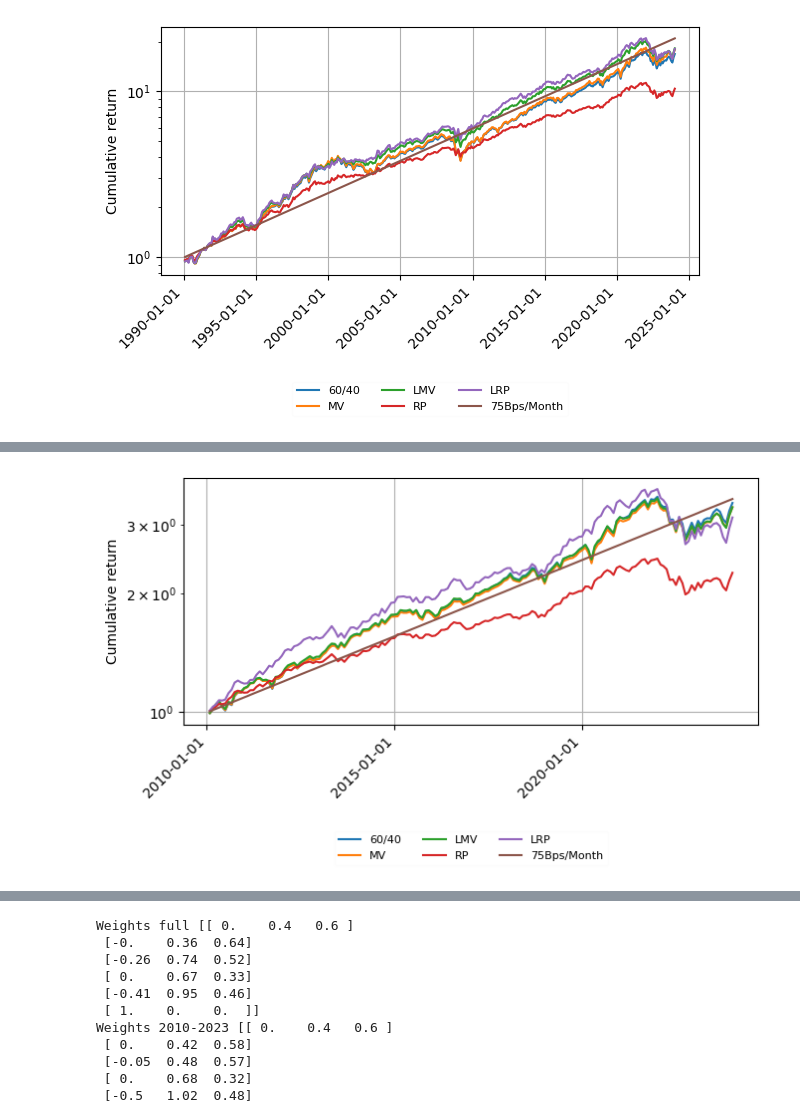
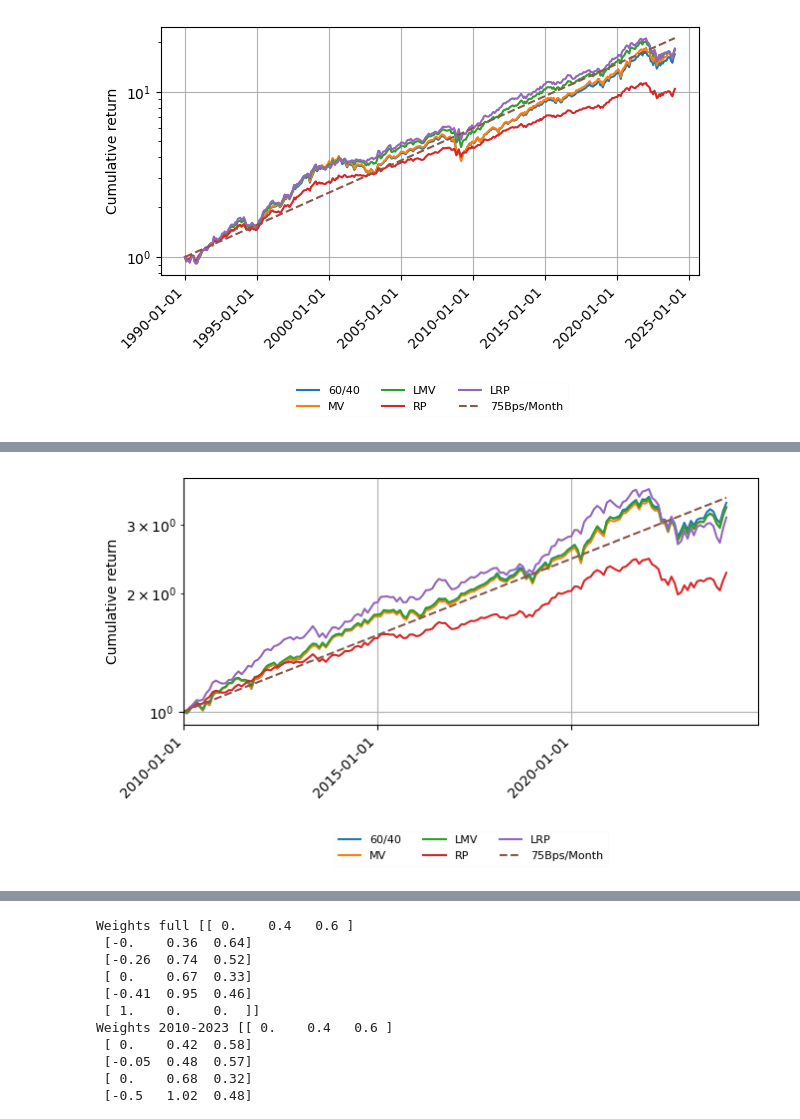
Before and after one commit to andreas-eklundh/Asset_allocation, a Jupyter notebook: Task_1.ipynb, the cells around one changed output, grey strips where cells are left out. Cells and saved outputs as stored; diff of their text form; code cells hidden in the pictures.

```diff
--- a/Task_1.ipynb
+++ b/Task_1.ipynb
@@ -537,37 +547,43 @@ for i in range(0,len(weights1)):
 # %%
 data1 = data.copy()
 # Now perform the comparison
 data1 = data1[pd.Timestamp('2010-01-31') <=pd.to_datetime(data1["Date"])]
 data1 = data1.reset_index().drop(columns = "index")
 
-test2, weights2_naive, empt1, metrics_naive2 = bt.backtest_naive2(ind=data1, mu_target=mu_target) # 36 trailing month windowfig,
+test2, weights2_naive, empt1, metrics_naive2, empt3 = bt.backtest_naive2(ind=data1, mu_target=mu_target) # 36 trailing month windowfig,
+df_const = pd.DataFrame([[1,1,1,1,1,1,'2009-12-31']],columns=
+                        test2.columns)
+test2 = pd.concat([df_const,test2], ignore_index=True)
+
 time = pd.date_range(test2["Date"][0],test2["Date"][len(test2["Date"]) -1 ], freq = 'ME')
 
 firg, ax = plt.subplots(layout='constrained')
 ax.plot(time,test2["R_40/60"], label="60/40")
 ax.plot(time,test2["R_MV"], label="MV")
 ax.plot(time,test2["R_MVL"], label="LMV")
 ax.plot(time,test2["R_RP"], label="RP")
 ax.plot(time,test2["R_RPL"], label="LRP")
-ax.plot(time[0:], [(mu_target+1)**t for t in range(0,len(time))],
-         label = "75Bps/Month")
+ax.plot(time[0:], [(mu_target+1)**(t) for t in range(0,len(time))],
+         label = "75Bps/Month", linestyle = 'dashed')
 
 ax.xaxis.set_major_locator(mdates.YearLocator(5))  # Set a tick at the start of every year
 ax.xaxis.set_major_formatter(mdates.DateFormatter('%Y-%m-%d'))
 
 plt.legend(framealpha=0.05,loc='center', bbox_to_anchor=(0.5, -0.5), ncol=3,prop={'size': 8})
 plt.tight_layout()
 
 plt.grid()
 plt.xticks(rotation=45, ha='right')
 plt.yscale('log')
 plt.ylabel("Cumulative return")
+plt.xlim((pd.Timestamp('2009-12-31'),pd.Timestamp.now()))
+
 # plt.title("Subperiod: 2010-2023")
 plt.savefig("Figures/BT_naive_2010_2023",bbox_inches='tight')
 
 plt.show()
 # %% [output]
-[figure, old version]
+[figure, new version]
 # %%
 data1 = data.copy()
 # Now perform the comparison
```
Also changed, not shown: parts of 14 cells of this notebook, 15 other files.
